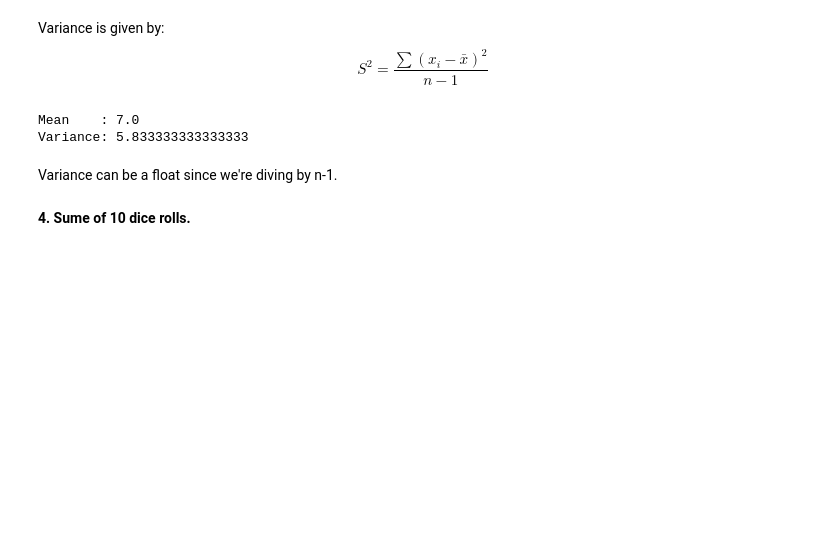
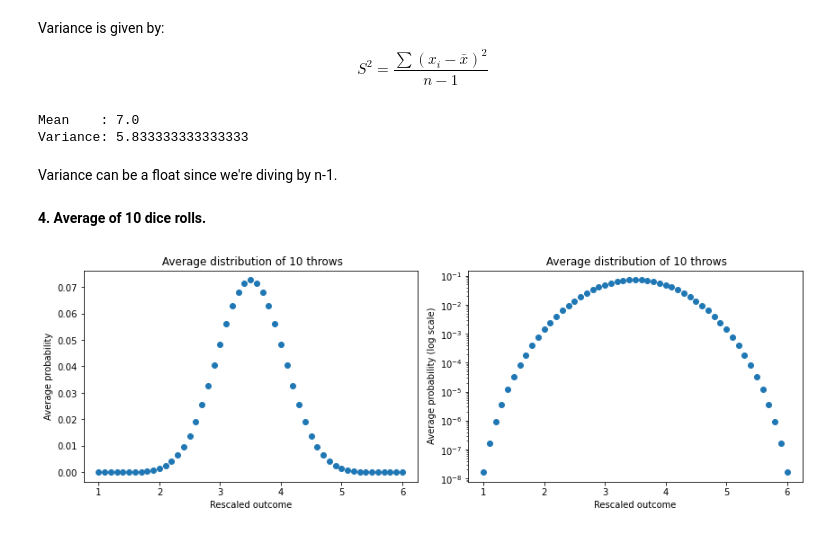
Before and after one commit to mishra2201/PHYS_434, a Jupyter notebook: HW/HW_2.ipynb, the cells around one changed output. Cells and saved outputs as stored; diff of their text form; code cells hidden in the pictures; blank space fills up the shorter version.

```diff
--- a/HW/HW_2.ipynb
+++ b/HW/HW_2.ipynb
@@ -120,4 +119,32 @@ Variance: 5.833333333333333
 # %% [markdown]
 Variance can be a float since we're diving by n-1.
 # %% [markdown]
-<b> 4. Sume of 10 dice rolls. </b>
+<b> 4. Average of 10 dice rolls. </b>
+# %%
+p=P
+conv_1=distribution
+conv_2=np.convolve(conv_1,p)
+conv_3=np.convolve(conv_2,p)
+conv_4=np.convolve(conv_3,p)
+conv_5=np.convolve(conv_4,p)
+conv_6=np.convolve(conv_5,p)
+conv_7=np.convolve(conv_6,p)
+conv_8=np.convolve(conv_7,p)
+conv_9=np.convolve(conv_8,p)
+# %%
+fig,(ax,ax1)=plt.subplots(1,2,figsize=(12,4))
+n=10
+x=np.linspace(n,n*6,n*5+1)/n   #rescaling
+ax.plot(x,conv_9,"o",ms=6)
+ax1.plot(x,conv_9,"o",ms=6)
+ax1.set_yscale("log")
+ax.set_ylabel("Average probability")
+ax1.set_ylabel(" Average probability (log scale)")
+ax.set_xlabel("Rescaled outcome")
+ax1.set_xlabel("Rescaled outcome")
+plt.tight_layout()
+ax.set_title(" Average distribution of 10 throws")
+ax1.set_title(" Average distribution of 10 throws")
+print ()
+# %% [output]
+[figure, added]
```
Also changed, not shown: parts of 12 cells of this notebook.
